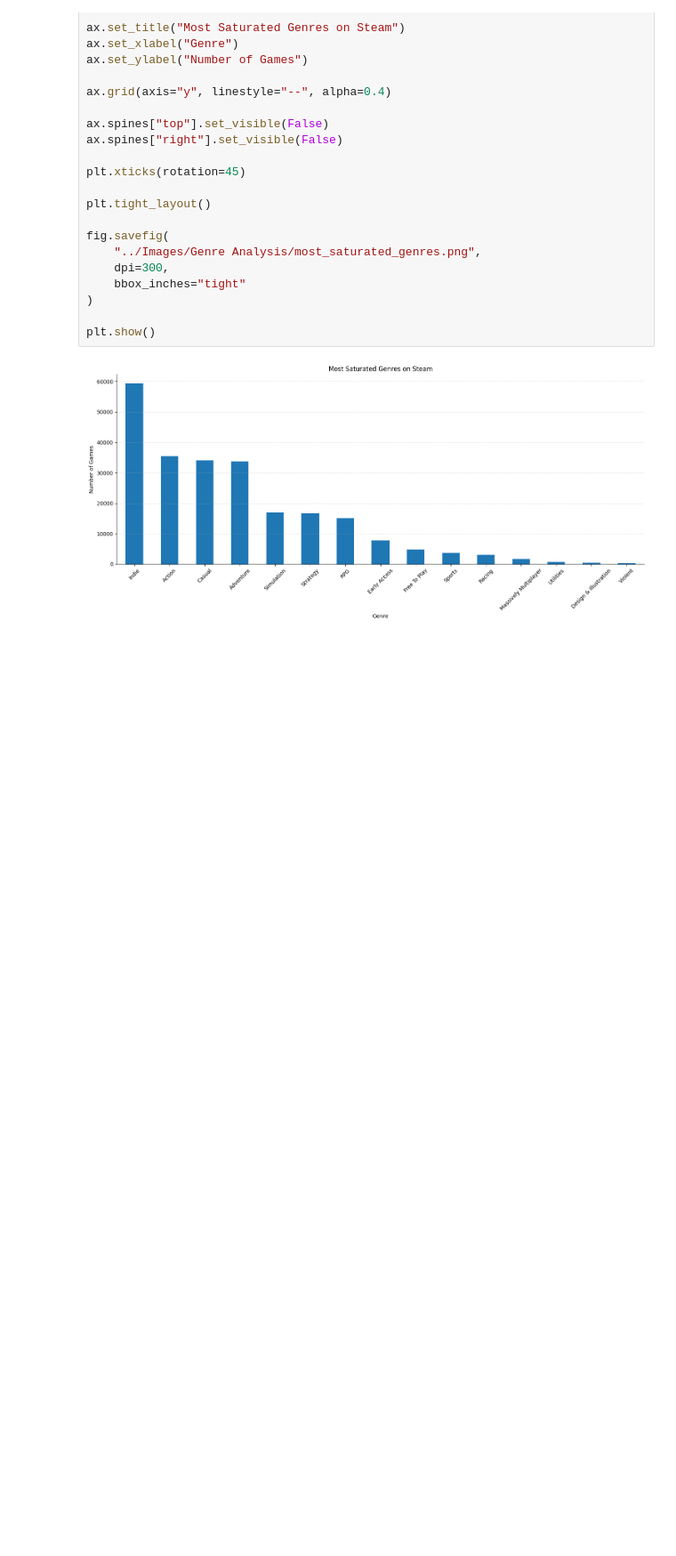
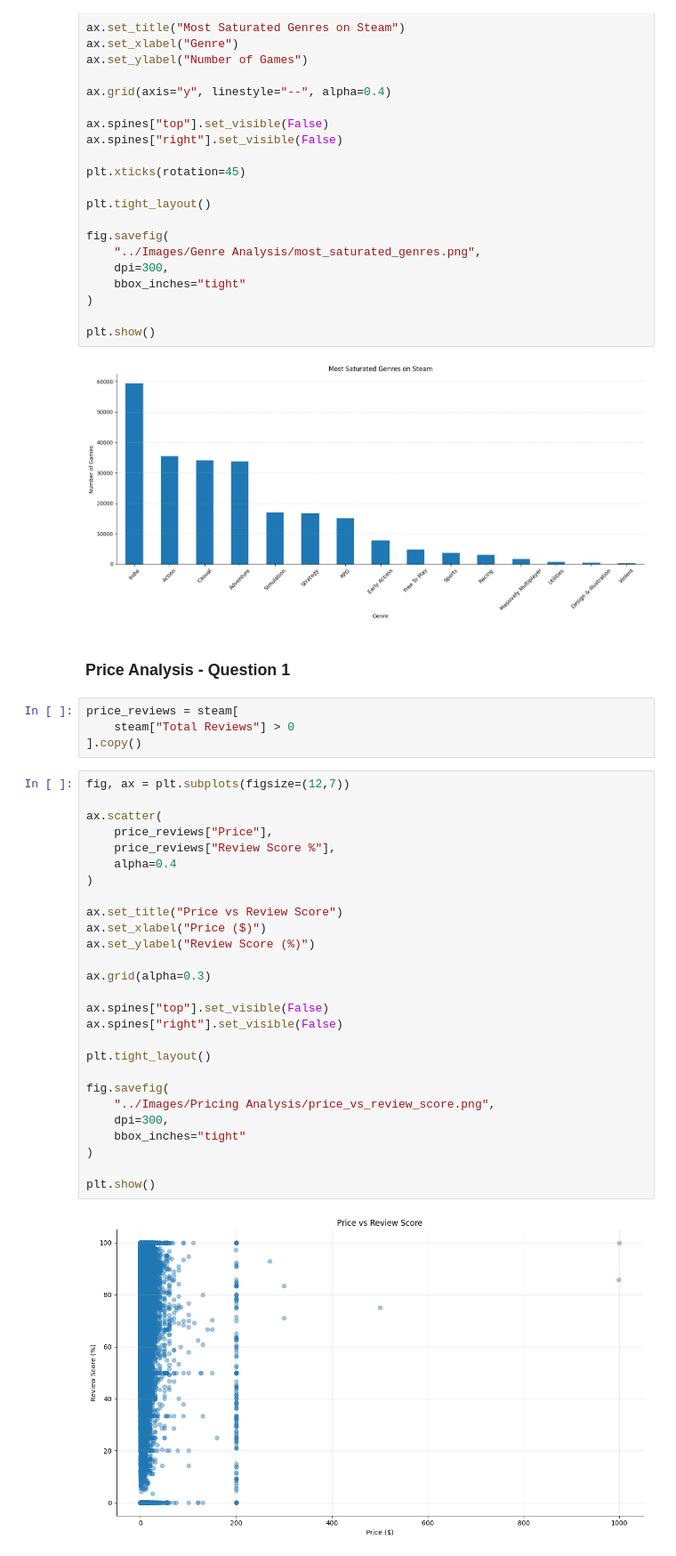
Before and after one commit to molikpunj/Steam-Games-Market-Analysis, a Jupyter notebook: Python/03_Exploratory_Data_Analysis.ipynb, the cells around one changed output. Shown at 89% size. Saved outputs shown, nothing was run; the diff lists cells and outputs as text; blank space fills up the shorter version.

Commit message:
Made 3 charts to answer 3 pricing analysis questions

```diff
--- a/Python/03_Exploratory_Data_Analysis.ipynb
+++ b/Python/03_Exploratory_Data_Analysis.ipynb
@@ -238,3 +238,38 @@ fig.savefig(
 plt.show()
 # %% [output]
 [figure]
+# %% [markdown]
+### Price Analysis - Question 1
+# %%
+price_reviews = steam[
+    steam["Total Reviews"] > 0
+].copy()
+# %%
+fig, ax = plt.subplots(figsize=(12,7))
+
+ax.scatter(
+    price_reviews["Price"],
+    price_reviews["Review Score %"],
+    alpha=0.4
+)
+
+ax.set_title("Price vs Review Score")
+ax.set_xlabel("Price ($)")
+ax.set_ylabel("Review Score (%)")
+
+ax.grid(alpha=0.3)
+
+ax.spines["top"].set_visible(False)
+ax.spines["right"].set_visible(False)
+
+plt.tight_layout()
+
+fig.savefig(
+    "../Images/Pricing Analysis/price_vs_review_score.png",
+    dpi=300,
+    bbox_inches="tight"
+)
+
+plt.show()
+# %% [output]
+[figure, added]
```
Also changed, not shown: parts of 12 cells of this notebook, 9 other files.
